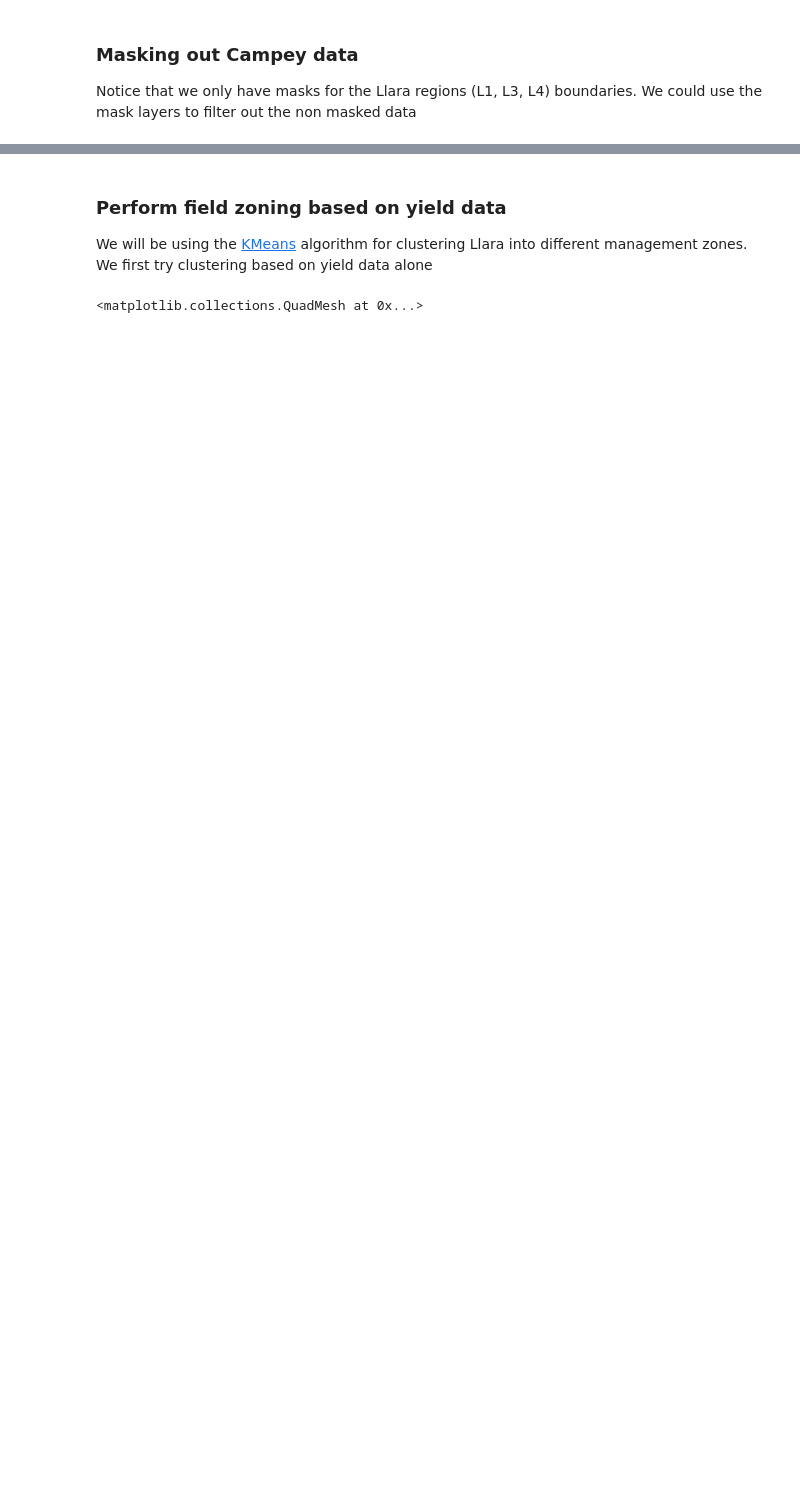
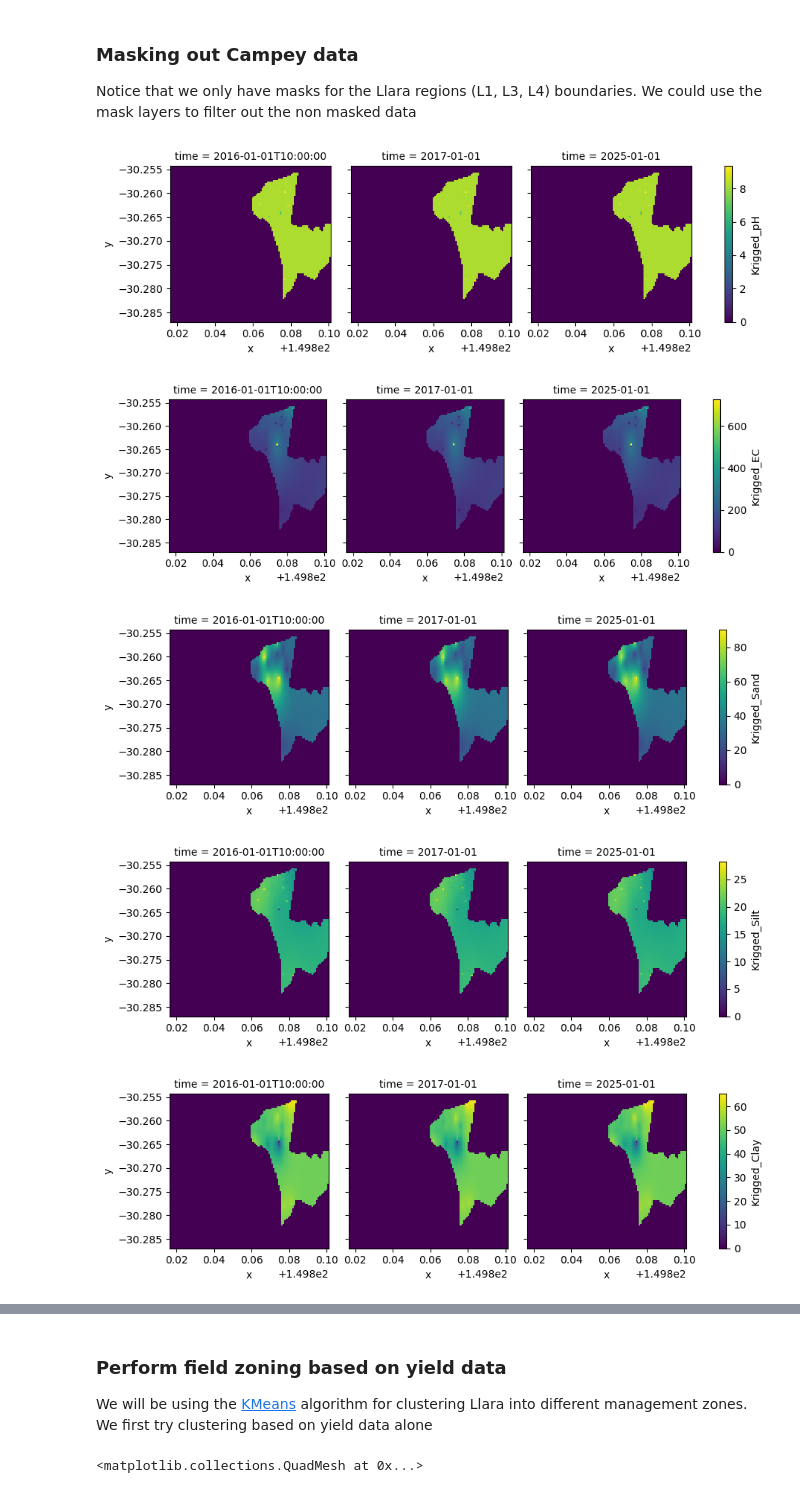
Before and after one commit to aus-plant-phenomics-network/mccn-case-studies, a Jupyter notebook: Case 7/MCCN-CASE 7 scenario 1.ipynb, the cells around one changed output, grey strips where cells are left out. Cells and saved outputs as stored; diff of their text form; code cells hidden in the pictures; blank space fills up the shorter version.

```diff
--- a/Case 7/MCCN-CASE 7 scenario 1.ipynb
+++ b/Case 7/MCCN-CASE 7 scenario 1.ipynb
@@ -131,5 +160,12 @@ mask = proc_ds["L1Boundary"].sel(time="2025-01-01") + proc_ds["L3Boundary"].sel(
 masked_ds = proc_ds.where(mask.squeeze() != 0, 0)
 # %%
 ## Visualising other variables
-for var in masked_ds.data_vars.keys():
+plot_vars = ["Krigged_" + var for var in krig_var]
+for var in plot_vars:
     masked_ds[var].plot(x="x", y="y", col="time", col_wrap=3)
+# %% [output]
+[figure, added]
+[figure, added]
+[figure, added]
+[figure, added]
+[figure, added]
```
Also changed, not shown: parts of 20 cells of this notebook, 3 other files.
